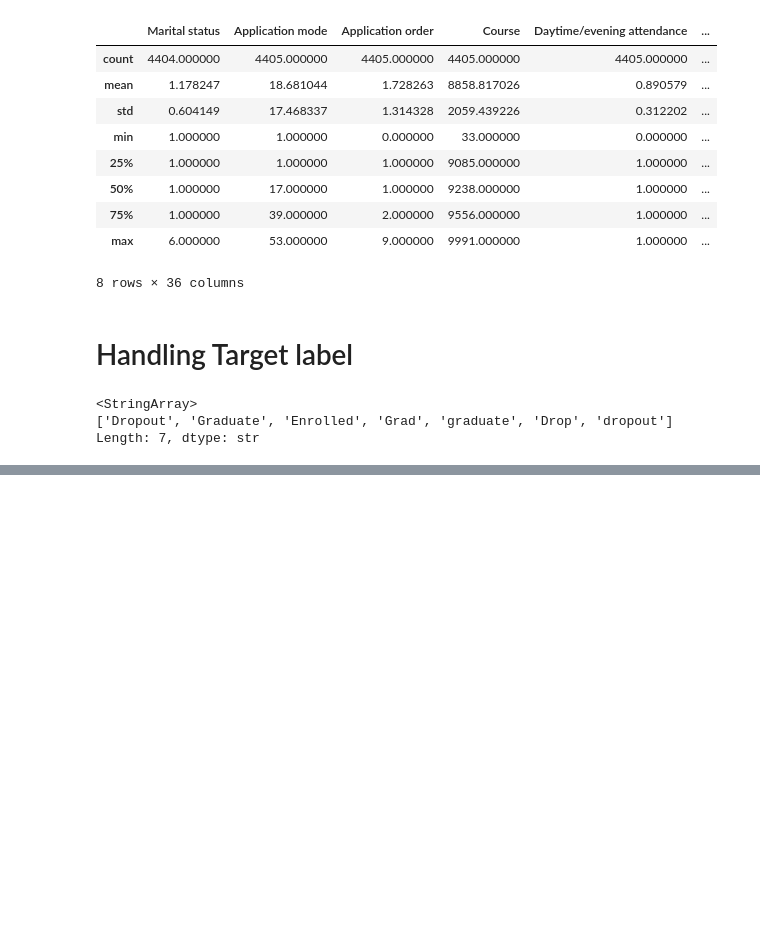
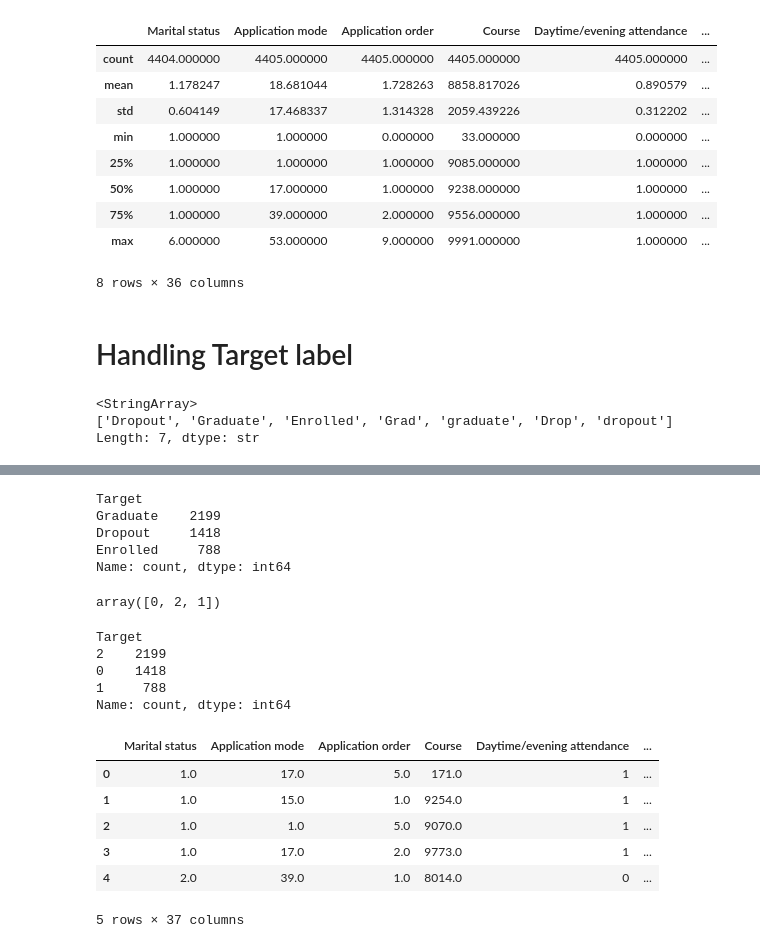
Before and after one commit to sba25078/HDipData_CA1-assignment-for-machine-learning-, a Jupyter notebook: ML_HDipData_CA1.ipynb, the cells around one changed output, grey strips where cells are left out. Saved outputs shown, nothing was run; the diff lists cells and outputs as text; code cells hidden in the pictures; blank space fills up the shorter version.

```diff
--- a/ML_HDipData_CA1.ipynb
+++ b/ML_HDipData_CA1.ipynb
@@ -373,0 +388,47 @@ Length: 7, dtype: str
+# %%
+# The text was cleaned using str.strip() to remove whitespace and str.lower() to convert all labels to lowercase
+
+df['Target'] = df['Target'].str.strip().str.lower()
+
+df['Target'] = df['Target'].replace({
+    'graduate': 'Graduate',
+    'grad': 'Graduate',
+    'dropout': 'Dropout',
+    'drop': 'Dropout',
+    'enrolled': 'Enrolled'
+})
+# %%
+df['Target'].value_counts()
+# %% [output]
+Target
+Graduate    2199
+Dropout     1418
+Enrolled     788
+Name: count, dtype: int64
+# %%
+import sklearn.preprocessing as preproc
+
+le=preproc.LabelEncoder()
+df["Target"] = le.fit_transform(df["Target"])
+# %%
+df["Target"].unique()
+# %% [output]
+array([0, 2, 1])
+# %%
+df['Target'].value_counts()
+# %% [output]
+Target
+2    2199
+0    1418
+1     788
+Name: count, dtype: int64
+# %%
+df.head()
+# %% [output]
+|  | Marital status | Application mode | Application order | Course | Daytime/evening attendance | ... |
+| 0 | 1.0 | 17.0 | 5.0 | 171.0 | 1 | ... |
+| 1 | 1.0 | 15.0 | 1.0 | 9254.0 | 1 | ... |
+| 2 | 1.0 | 1.0 | 5.0 | 9070.0 | 1 | ... |
+| 3 | 1.0 | 17.0 | 2.0 | 9773.0 | 1 | ... |
+| 4 | 2.0 | 39.0 | 1.0 | 8014.0 | 0 | ... |
+5 rows × 37 columns
```
Also changed, not shown: parts of 6 cells of this notebook.
